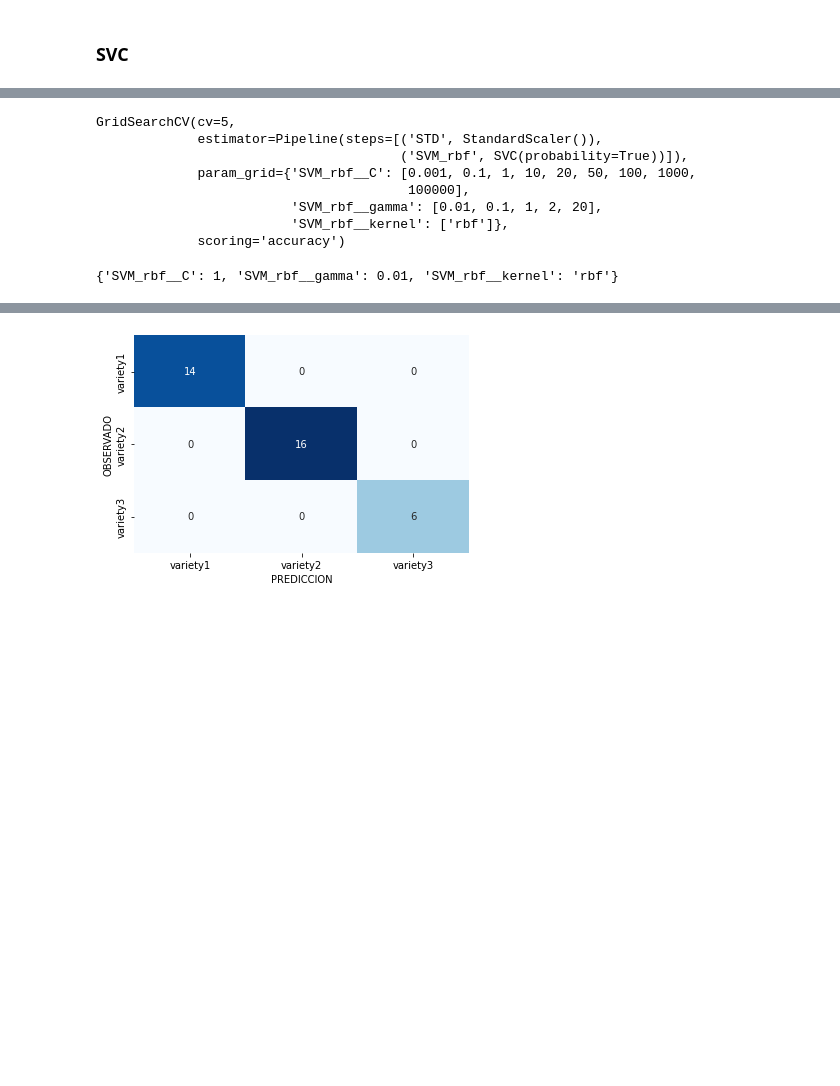
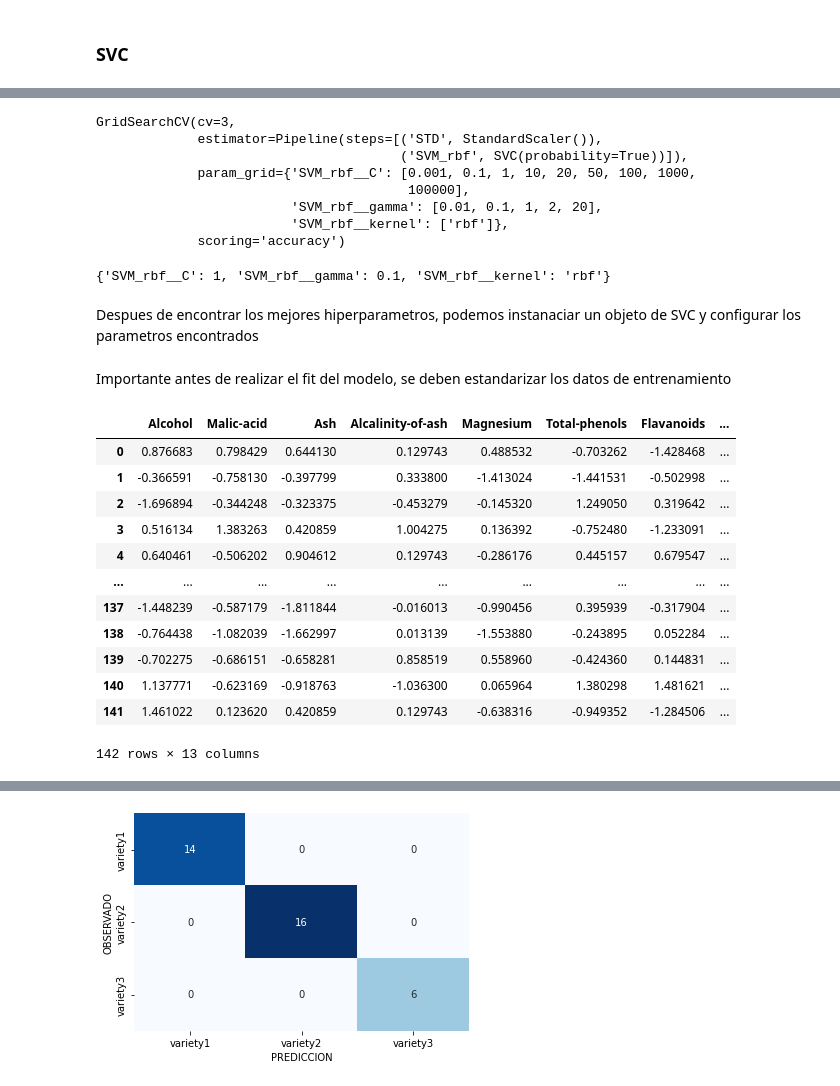
Before and after one commit to EdFlo15/notebooks, a Jupyter notebook: variety-wines.ipynb, the cells around one changed output, grey strips where cells are left out. Cells and saved outputs as stored; diff of their text form; code cells hidden in the pictures; blank space fills up the shorter version.

```diff
--- a/variety-wines.ipynb
+++ b/variety-wines.ipynb
@@ -402,10 +403,10 @@ parameters = {'SVM_rbf__C':[0.001,0.1,1,10,20,50,100,1000,100000], 'SVM_rbf__gam
 #parameters = {'SVM__C':[0.001,0.1,1,10,20,50,100,1000,100000], 'SVM__kernel': ['linear']}
 #parameters = {'SVM__C':[0.001,0.1,1,10,20,50,100,1000,100000], 'SVM__kernel': ['poly'],'SVM__gamma':[0.01,0.1,1,2,20],'SVM__degree':[2,3,4]}
 # %%
-grid = GridSearchCV(pipeline, param_grid=parameters, cv=5,scoring='accuracy')
+grid = GridSearchCV(pipeline, param_grid=parameters, cv=3,scoring='accuracy')
 grid.fit(feature_train, target_train)
 # %% [output]
-GridSearchCV(cv=5,
+GridSearchCV(cv=3,
              estimator=Pipeline(steps=[('STD', StandardScaler()),
                                        ('SVM_rbf', SVC(probability=True))]),
              param_grid={'SVM_rbf__C': [0.001, 0.1, 1, 10, 20, 50, 100, 1000,
@@ -416,4 +417,6 @@ GridSearchCV(cv=5,
 # %%
 grid.best_params_
 # %% [output]
-{'SVM_rbf__C': 1, 'SVM_rbf__gamma': 0.01, 'SVM_rbf__kernel': 'rbf'}
+{'SVM_rbf__C': 1, 'SVM_rbf__gamma': 0.1, 'SVM_rbf__kernel': 'rbf'}
+# %% [markdown]
+Despues de encontrar los mejores hiperparametros, podemos instanaciar un objeto de SVC y configurar los parametros encontrados
@@ -419,0 +425,21 @@ grid.best_params_
+# %% [markdown]
+Importante antes de realizar el fit del modelo, se deben estandarizar los datos de entrenamiento
+# %%
+scalerSVC_train=StandardScaler()
+data_train_scaled=scalerSVC_train.fit_transform(feature_train)
+pd_data_train_scaled=pd.DataFrame(data_train_scaled, columns=names_features)
+pd_data_train_scaled
+# %% [output]
+|  | Alcohol | Malic-acid | Ash | Alcalinity-of-ash | Magnesium | Total-phenols | Flavanoids | ... |
+| 0 | 0.876683 | 0.798429 | 0.644130 | 0.129743 | 0.488532 | -0.703262 | -1.428468 | ... |
+| 1 | -0.366591 | -0.758130 | -0.397799 | 0.333800 | -1.413024 | -1.441531 | -0.502998 | ... |
+| 2 | -1.696894 | -0.344248 | -0.323375 | -0.453279 | -0.145320 | 1.249050 | 0.319642 | ... |
+| 3 | 0.516134 | 1.383263 | 0.420859 | 1.004275 | 0.136392 | -0.752480 | -1.233091 | ... |
+| 4 | 0.640461 | -0.506202 | 0.904612 | 0.129743 | -0.286176 | 0.445157 | 0.679547 | ... |
+| ... | ... | ... | ... | ... | ... | ... | ... | ... |
+| 137 | -1.448239 | -0.587179 | -1.811844 | -0.016013 | -0.990456 | 0.395939 | -0.317904 | ... |
+| 138 | -0.764438 | -1.082039 | -1.662997 | 0.013139 | -1.553880 | -0.243895 | 0.052284 | ... |
+| 139 | -0.702275 | -0.686151 | -0.658281 | 0.858519 | 0.558960 | -0.424360 | 0.144831 | ... |
+| 140 | 1.137771 | -0.623169 | -0.918763 | -1.036300 | 0.065964 | 1.380298 | 1.481621 | ... |
+| 141 | 1.461022 | 0.123620 | 0.420859 | 0.129743 | -0.638316 | -0.949352 | -1.284506 | ... |
+142 rows × 13 columns
```
Also changed, not shown: parts of 28 cells of this notebook.
